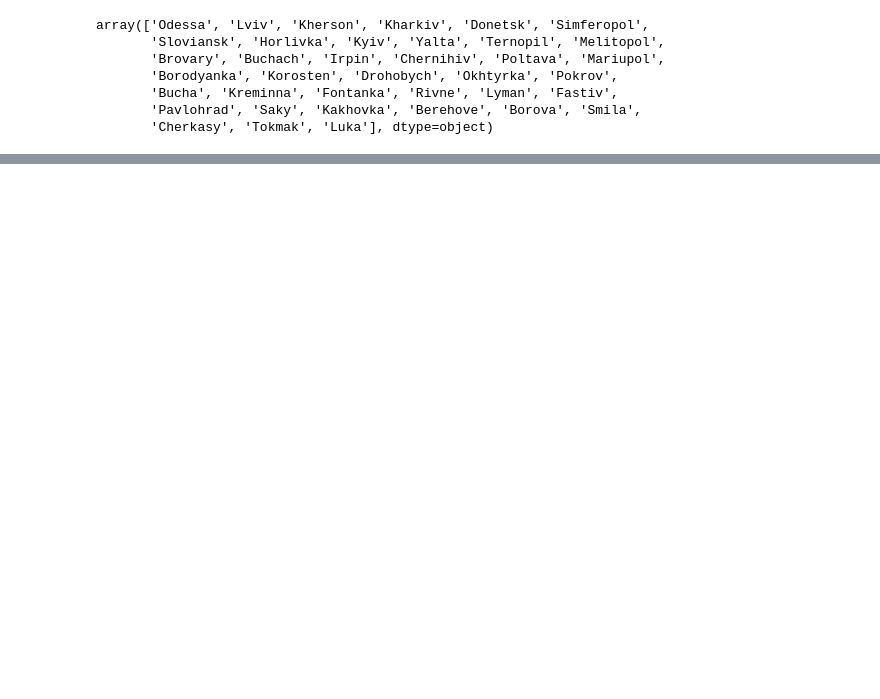
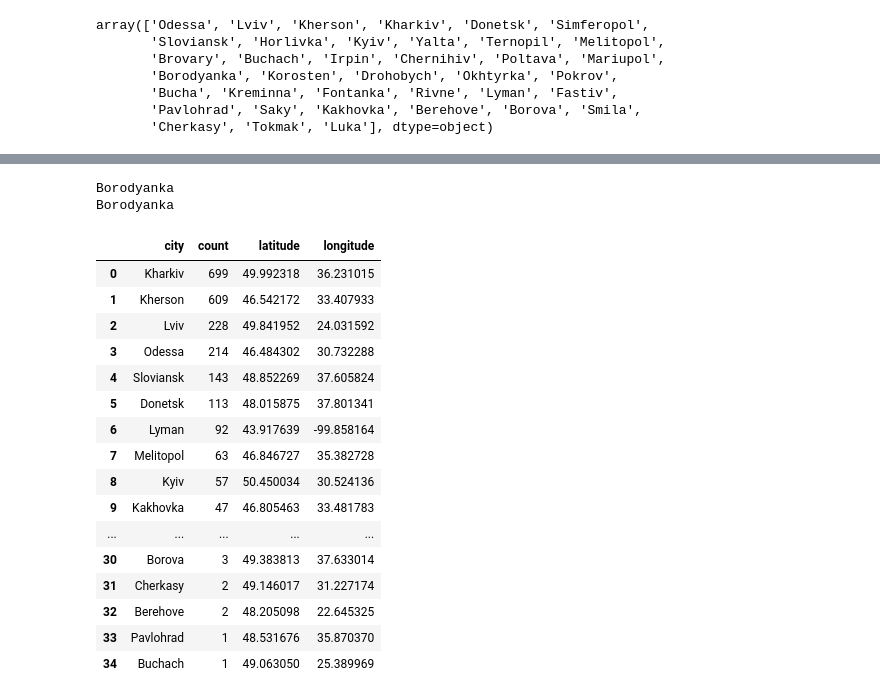
Before and after one commit to Tek0ver/school-project-01, a Jupyter notebook: deployment/streamlit/streamlit/city.ipynb, the cells around one changed output, grey strips where cells are left out. Cells and saved outputs as stored; diff of their text form; code cells hidden in the pictures; blank space fills up the shorter version.

```diff
--- a/deployment/streamlit/streamlit/city.ipynb
+++ b/deployment/streamlit/streamlit/city.ipynb
@@ -134,0 +64,3 @@ datetime.datetime(2023, 12, 31, 0, 0)
+# %%
+df_geocity = df_city.groupby(["city"]).count().sort_values("article_date", ascending=False).reset_index()
+df_geocity = df_geocity.rename(columns={"article_date": "count"})
@@ -134,0 +90,26 @@ datetime.datetime(2023, 12, 31, 0, 0)
+# %%
+df_geocity["latitude"] = df_geocity["city"].apply(latitude)
+df_geocity["longitude"] = df_geocity["city"].apply(longitude)
+# %% [output]
+Borodyanka
+Borodyanka
+# %%
+df_geocity.dropna()
+# %% [output]
+|  | city | count | latitude | longitude |
+| 0 | Kharkiv | 699 | 49.992318 | 36.231015 |
+| 1 | Kherson | 609 | 46.542172 | 33.407933 |
+| 2 | Lviv | 228 | 49.841952 | 24.031592 |
+| 3 | Odessa | 214 | 46.484302 | 30.732288 |
+| 4 | Sloviansk | 143 | 48.852269 | 37.605824 |
+| 5 | Donetsk | 113 | 48.015875 | 37.801341 |
+| 6 | Lyman | 92 | 43.917639 | -99.858164 |
+| 7 | Melitopol | 63 | 46.846727 | 35.382728 |
+| 8 | Kyiv | 57 | 50.450034 | 30.524136 |
+| 9 | Kakhovka | 47 | 46.805463 | 33.481783 |
+| ... | ... | ... | ... | ... |
+| 30 | Borova | 3 | 49.383813 | 37.633014 |
+| 31 | Cherkasy | 2 | 49.146017 | 31.227174 |
+| 32 | Berehove | 2 | 48.205098 | 22.645325 |
+| 33 | Pavlohrad | 1 | 48.531676 | 35.870370 |
+| 34 | Buchach | 1 | 49.063050 | 25.389969 |
```
Also changed, not shown: parts of 11 cells of this notebook, 12 other files.
